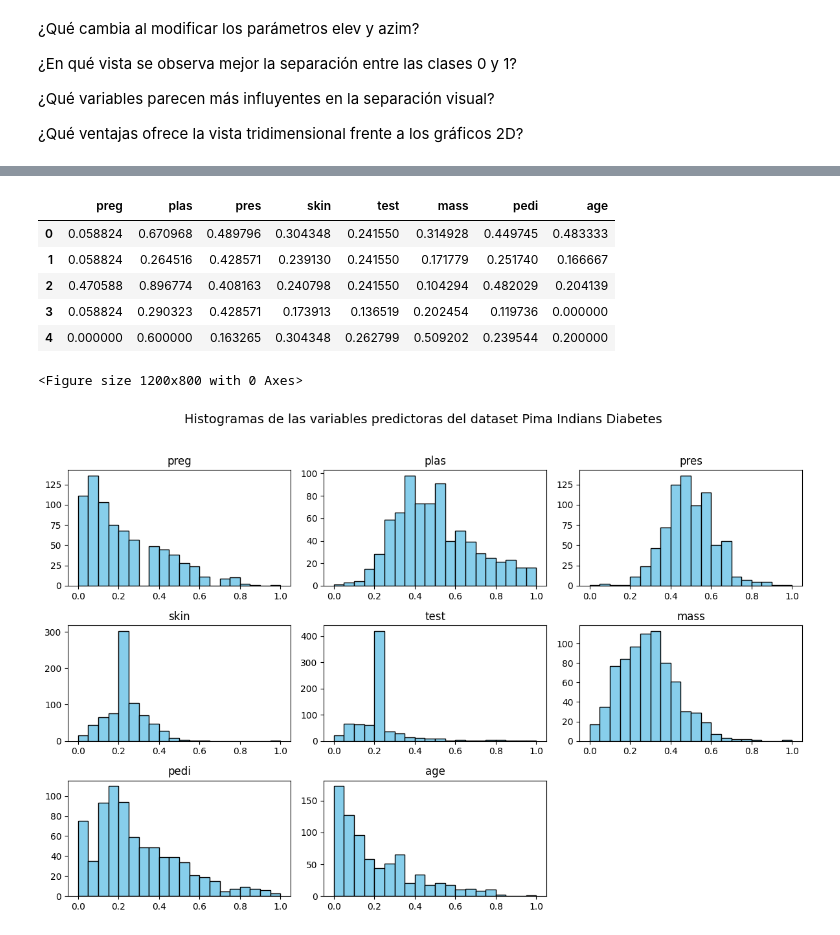
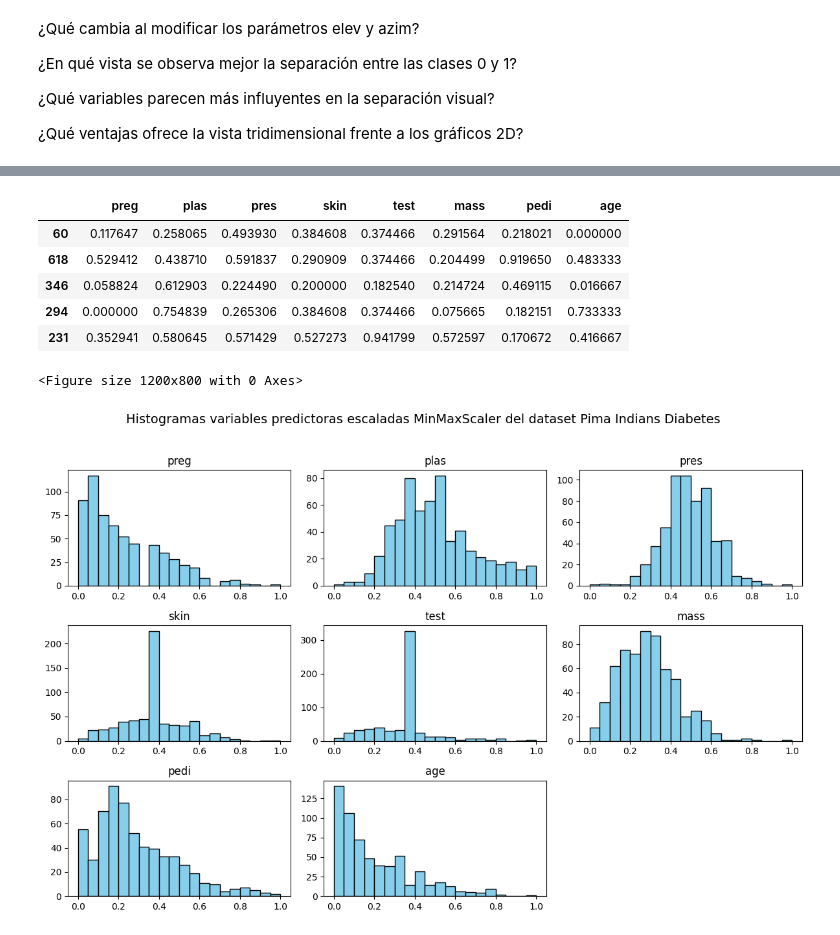
Before and after one commit to JavierPeraltaAzagra/Big-Data-e-IA, a Jupyter notebook: Sistemas de aprendizaje automático/RA2/practica2.ipynb, the cells around one changed output, grey strips where cells are left out. Saved outputs shown, nothing was run; the diff lists cells and outputs as text; code cells hidden in the pictures.

```diff
--- a/Sistemas de aprendizaje automático/RA2/practica2.ipynb
+++ b/Sistemas de aprendizaje automático/RA2/practica2.ipynb
@@ -459,0 +446,17 @@ fig.show()
+# %%
+from sklearn.preprocessing import StandardScaler
+from sklearn.model_selection import train_test_split
+
+# Separar variables predictoras y objetivo
+X = df.drop(columns=['class'])
+y = df['class']
+
+
+# Dividir en entrenamiento y prueba
+X_train, X_test, y_train, y_test = train_test_split(
+    X,                # Matriz de características de entrada (features)-atributos de entrada-variables predictoras
+    y,                # Vector/serie con la variable objetivo (labels-eneste caso: class)
+    test_size=0.2,    # Proporción para el conjunto de prueba y bel conjunto de entrenamiento: 20% test, 80% train
+    random_state=42,  # Semilla para que la división sea reproducible
+    shuffle=True      # Barajar aleatoriamente antes de dividir (recomendado si no hay una serie temporal)
+)
@@ -590,46 +857,51 @@ plt.show()                               # Muestra todos los histogramas en una
 # %%
+# Ejemplo normalizado MinMaxScaler
 from sklearn.preprocessing import MinMaxScaler
-import pandas as pd
 
-# Copiar el dataset (sin la variable objetivo)
-X = df.drop(columns=['class'])
 
 # Crear el escalador
 scaler_mm = MinMaxScaler(feature_range=(0, 1))
 
-# Aplicar el escalado
-X_mm = scaler_mm.fit_transform(X)
+# Ajustar el escalador SOLO con los datos de entrenamiento
+X_train_mm = scaler_mm.fit_transform(X_train)
 
-# Convertir el resultado a DataFrame conservando columnas e índice
-X_mm = pd.DataFrame(X_mm, columns=X.columns, index=X.index)
+# Aplicar la transformación al conjunto de prueba (sin volver a ajustar)
+X_test_mm = scaler_std.transform(X_test)
+
+# Convertir X_train_mm a DataFrame
+X_train_mm_df = pd.DataFrame(
+    X_train_mm,            # datos estandarizados (array)
+    columns=X_train.columns,  # nombres de columnas originales
+    index=X_train.index       # índices originales (opcional pero recomendable)
+)
+
 
 # Mostrar las primeras filas
-X_mm.head()
+X_train_mm_df.head()
 # %% [output]
 |  | preg | plas | pres | skin | test | mass | pedi | age |
-| 0 | 0.058824 | 0.670968 | 0.489796 | 0.304348 | 0.241550 | 0.314928 | 0.449745 | 0.483333 |
-| 1 | 0.058824 | 0.264516 | 0.428571 | 0.239130 | 0.241550 | 0.171779 | 0.251740 | 0.166667 |
-| 2 | 0.470588 | 0.896774 | 0.408163 | 0.240798 | 0.241550 | 0.104294 | 0.482029 | 0.204139 |
-| 3 | 0.058824 | 0.290323 | 0.428571 | 0.173913 | 0.136519 | 0.202454 | 0.119736 | 0.000000 |
-| 4 | 0.000000 | 0.600000 | 0.163265 | 0.304348 | 0.262799 | 0.509202 | 0.239544 | 0.200000 |
+| 60 | 0.117647 | 0.258065 | 0.493930 | 0.384608 | 0.374466 | 0.291564 | 0.218021 | 0.000000 |
+| 618 | 0.529412 | 0.438710 | 0.591837 | 0.290909 | 0.374466 | 0.204499 | 0.919650 | 0.483333 |
+| 346 | 0.058824 | 0.612903 | 0.224490 | 0.200000 | 0.182540 | 0.214724 | 0.469115 | 0.016667 |
+| 294 | 0.000000 | 0.754839 | 0.265306 | 0.384608 | 0.374466 | 0.075665 | 0.182151 | 0.733333 |
+| 231 | 0.352941 | 0.580645 | 0.571429 | 0.527273 | 0.941799 | 0.572597 | 0.170672 | 0.416667 |
 # %%
-import pandas as pd                     # Importa la librería pandas para manipulación de datos
 import matplotlib.pyplot as plt          # Importa matplotlib para realizar gráficos
 
 
 
 # Crear histogramas para todas las variables numéricas del dataset
 plt.figure(figsize=(12, 8))              # Define el tamaño de la figura (ancho x alto en pulgadas)
-X_mm.hist(bins=20,                         # Define el número de barras (bins) del histograma
+X_train_mm_df.hist(bins=20,                         # Define el número de barras (bins) del histograma
         color='skyblue',                 # Asigna un color azul claro a las barras
         edgecolor='black',               # Agrega un borde negro a cada barra para mejor visibilidad
         grid=False,                      # Elimina las cuadrículas internas para un diseño más limpio
         figsize=(12, 8))                 # Tamaño del gráfico para todos los histogramas
 
-plt.suptitle('Histogramas de las variables predictoras del dataset Pima Indians Diabetes',
+plt.suptitle('Histogramas variables predictoras escaladas MinMaxScaler del dataset Pima Indians Diabetes',
              fontsize=14)                # Agrega un título general a todos los subgráficos
 plt.tight_layout(rect=[0, 0, 1, 0.96])   # Ajusta el espaciado entre gráficos y deja espacio para el título
 plt.show()                               # Muestra todos los histogramas en una cuadrícula
 # %% [output]
 <Figure size 1200x800 with 0 Axes>
-[figure, old version]
+[figure, new version]
```
Also changed, not shown: parts of 46 cells of this notebook.
